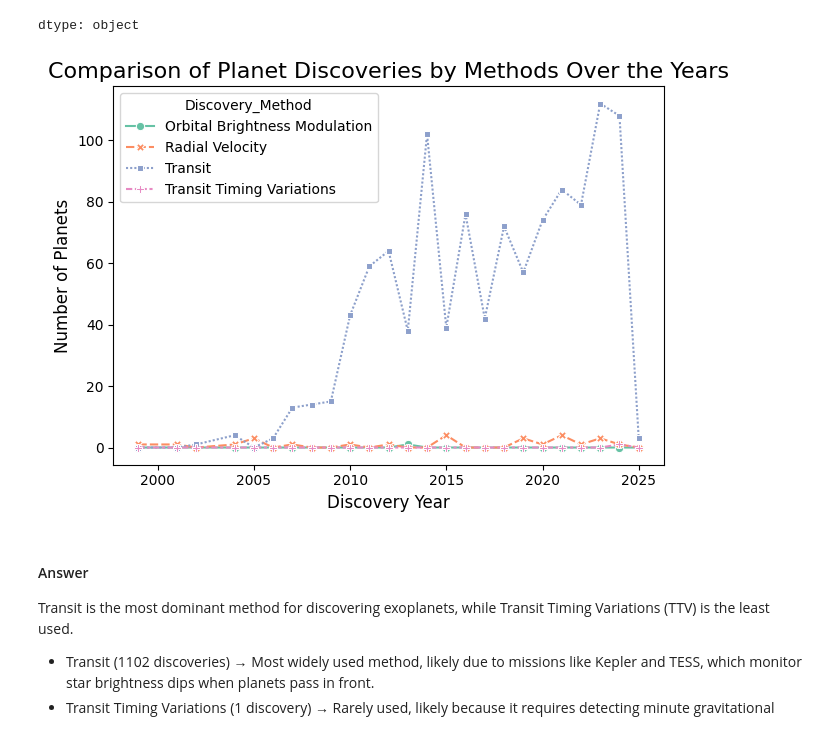
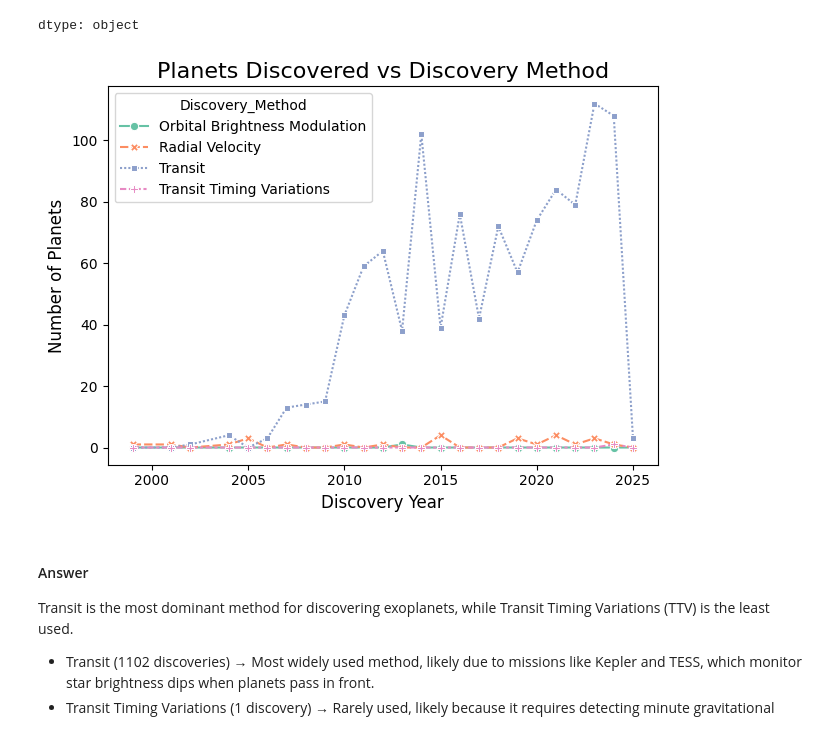
Before and after one commit to PatZ2346/ExoPlanet-Prediction, a Jupyter notebook: Exopredict-Data Analysis Questions/ExoPredict_Data_Analysis.ipynb, the cells around one changed output. Drawn from its saved outputs; the diff is of its cells as text; code cells hidden in the pictures.

```diff
--- a/Exopredict-Data Analysis Questions/ExoPredict_Data_Analysis.ipynb
+++ b/Exopredict-Data Analysis Questions/ExoPredict_Data_Analysis.ipynb
@@ -259,28 +259,28 @@ pandas_df.dtypes
 dtype: object
 # %%
 # Save the Pandas DataFrame to a CSV file
-pandas_df.to_csv("discovery_methods.csv", index=False)
+pandas_df.to_csv("Planets_vs_discovery_method.csv", index=False)
 
 # Count the number of planets discovered per year for each method
 planet_counts = pandas_df.groupby(['Discovery_Year', 'Discovery_Method']).size().unstack(fill_value=0)
 
 # Create a line plot comparing the four methods
 plt.figure()
 sns.lineplot(data=planet_counts, palette="Set2", markers=True)
 
 # Set labels and title
-plt.title("Comparison of Planet Discoveries by Methods Over the Years", fontsize=16)
+plt.title("Planets Discovered vs Discovery Method", fontsize=16)
 plt.xlabel("Discovery Year", fontsize=12)
 plt.ylabel("Number of Planets", fontsize=12)
 
 # Save the plot as a PNG file
 plt.tight_layout()
-plt.savefig("discovery_methods_comparison_line_graph.png")
+plt.savefig("Planets Discovered vs Discovery Method.png")
 
 # Show the plot
 plt.show()
 # %% [output]
-[figure, old version]
+[figure, new version]
 # %% [markdown]
 #### Answer
  Transit is the most dominant method for discovering exoplanets, while Transit Timing Variations (TTV) is the least used.
```
Also changed, not shown: parts of 4 cells of this notebook, 4 other files.
